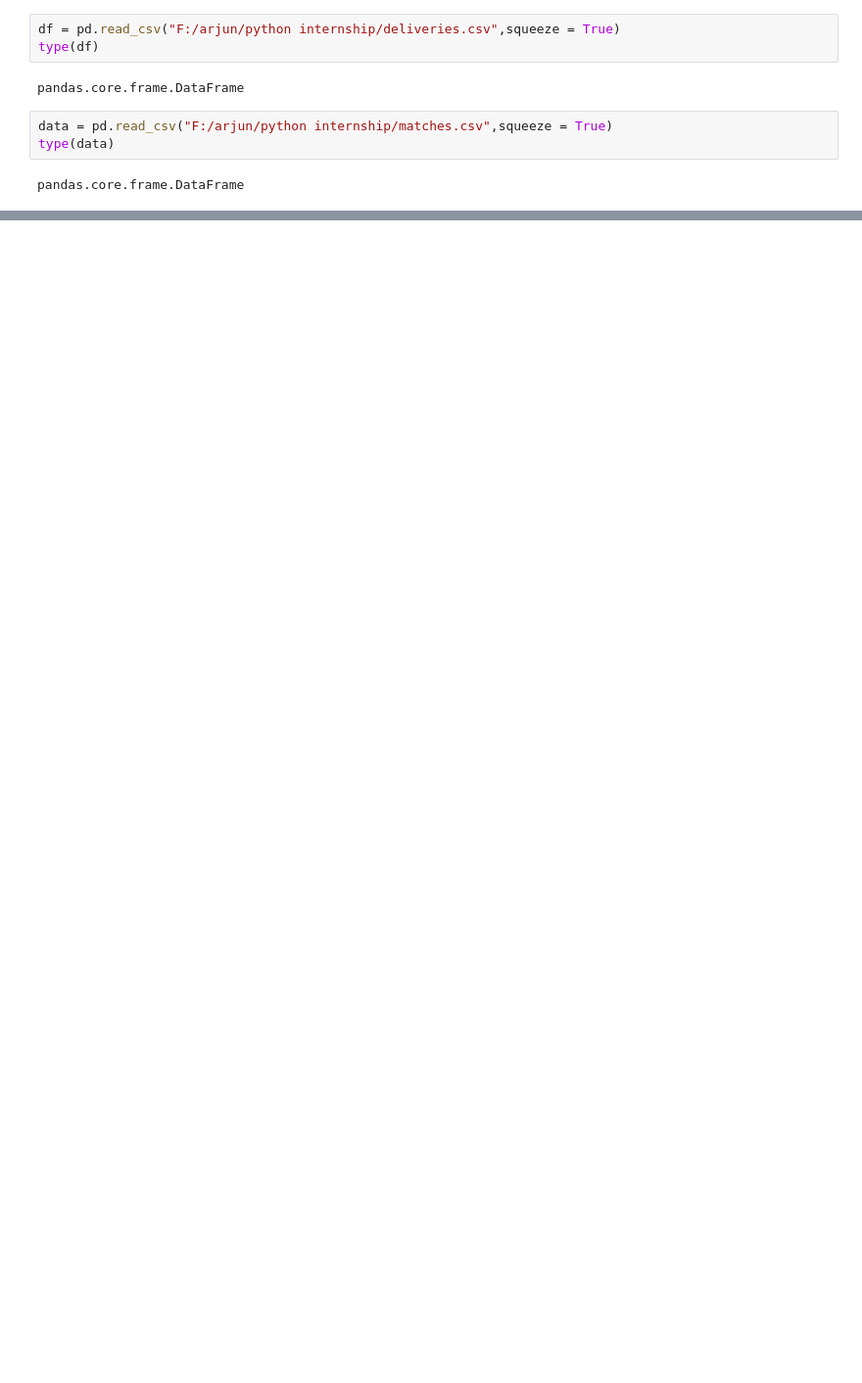
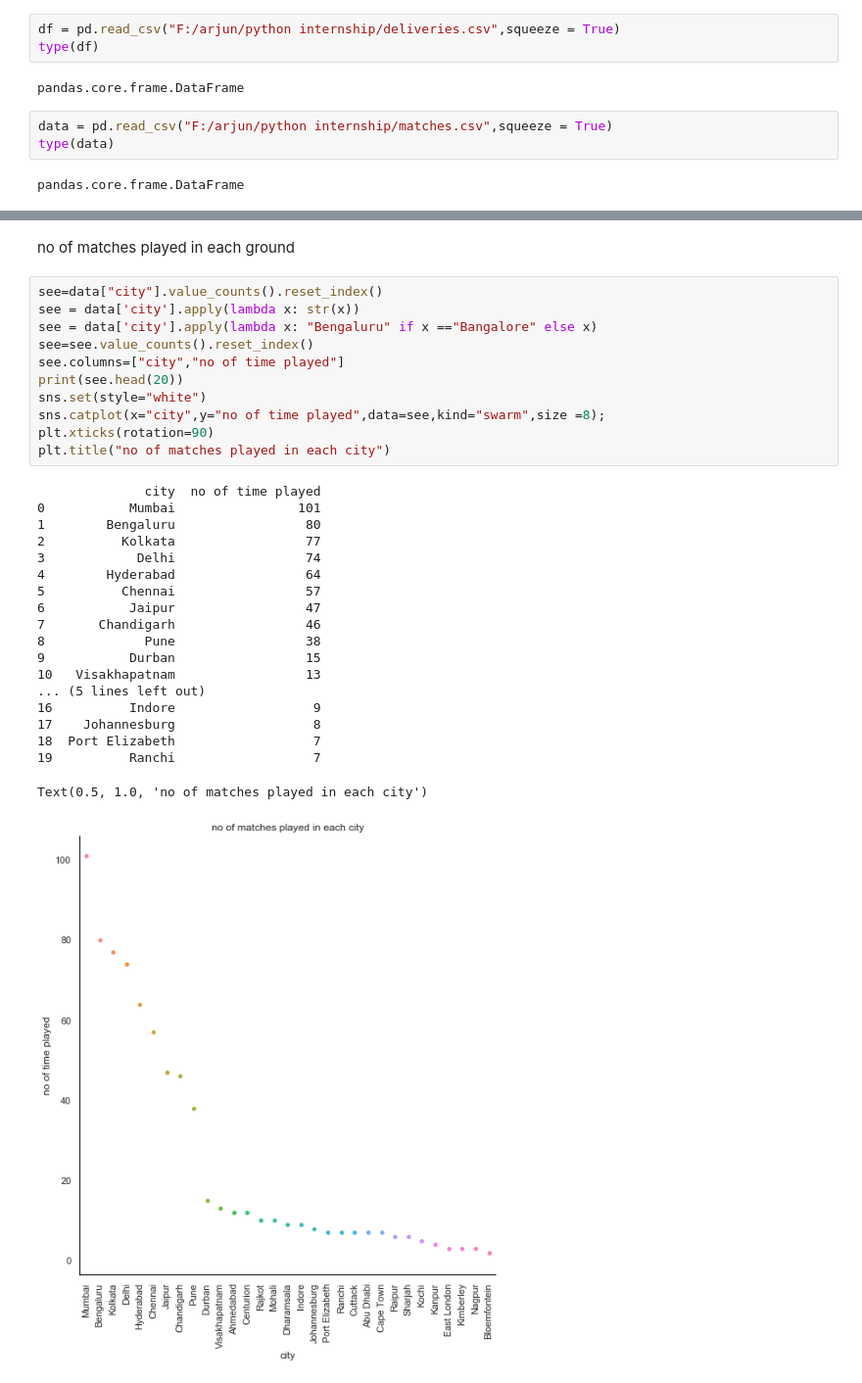
Before and after one commit to saikiran7022/project, a Jupyter notebook: datasets2.ipynb, the cells around one changed output, grey strips where cells are left out. Shown: that part at 98% size. Cells and saved outputs as stored; diff of their text form; blank space fills up the shorter version.

```diff
--- a/datasets2.ipynb
+++ b/datasets2.ipynb
@@ -118,0 +126,33 @@ plt.barh("teams","percentage",data=matches_played)
+# %% [markdown]
+no of matches played in each ground
+# %%
+see=data["city"].value_counts().reset_index()
+see = data['city'].apply(lambda x: str(x))
+see = data['city'].apply(lambda x: "Bengaluru" if x =="Bangalore" else x)
+see=see.value_counts().reset_index()
+see.columns=["city","no of time played"]
+print(see.head(20))
+sns.set(style="white")
+sns.catplot(x="city",y="no of time played",data=see,kind="swarm",size =8);
+plt.xticks(rotation=90)
+plt.title("no of matches played in each city")
+# %% [output]
+              city  no of time played
+0           Mumbai                101
+1        Bengaluru                 80
+2          Kolkata                 77
+3            Delhi                 74
+4        Hyderabad                 64
+5          Chennai                 57
+6           Jaipur                 47
+7       Chandigarh                 46
+8             Pune                 38
+9           Durban                 15
+10   Visakhapatnam                 13
+... (5 lines left out)
+16          Indore                  9
+17    Johannesburg                  8
+18  Port Elizabeth                  7
+19          Ranchi                  7
+Text(0.5, 1.0, 'no of matches played in each city')
+[figure, added]
```
Also changed, not shown: parts of 16 cells of this notebook.
